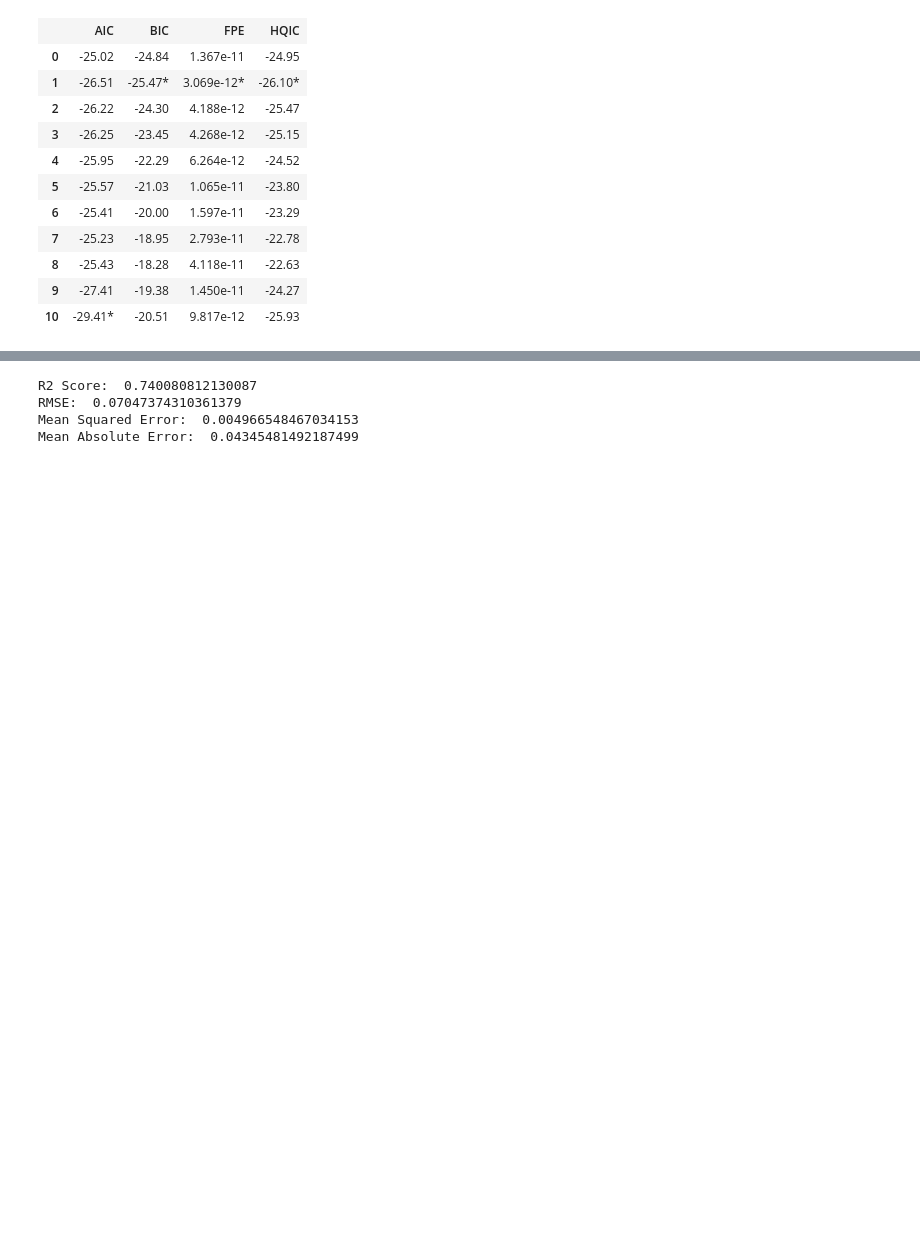
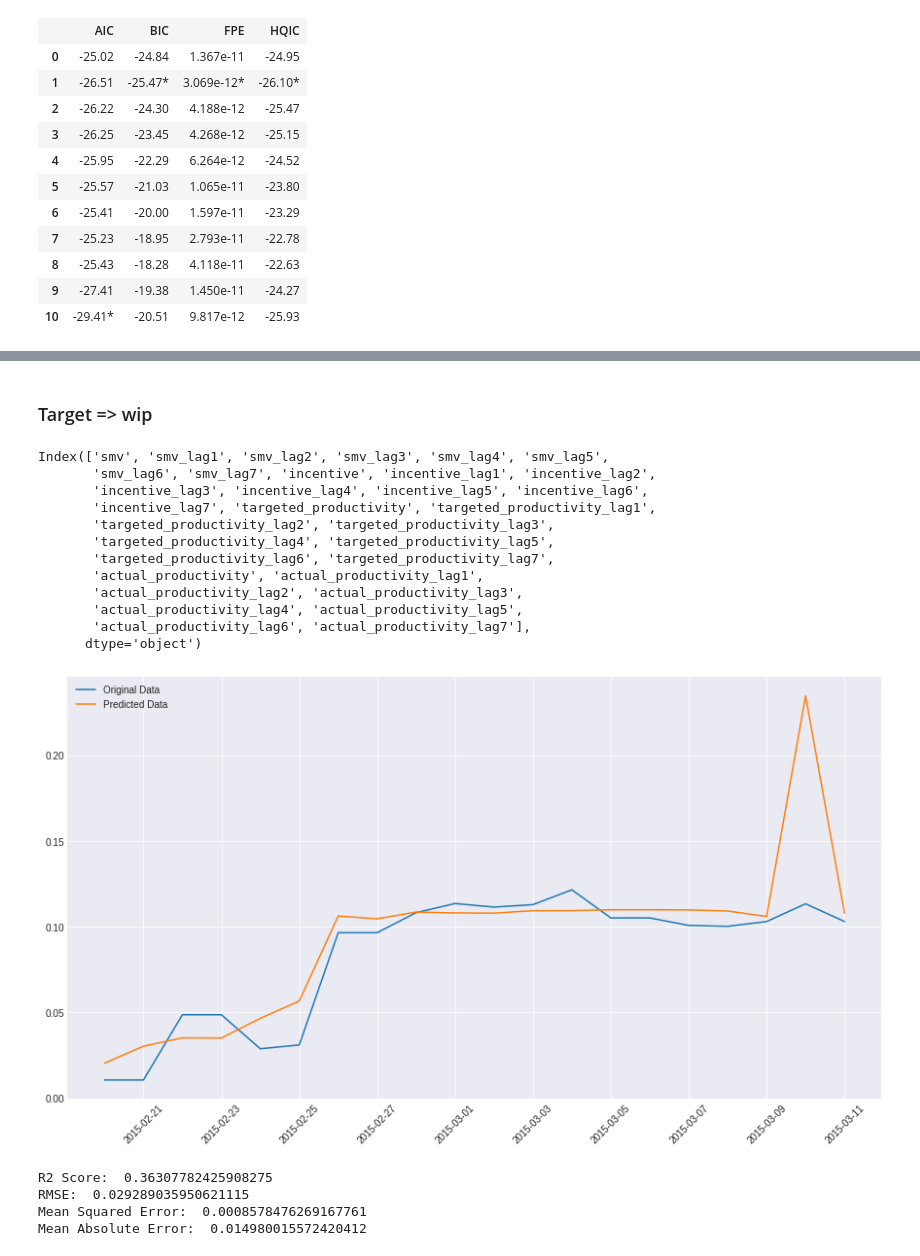
Before and after one commit to skozh/MM, a Jupyter notebook: Task4.ipynb, the cells around one changed output, grey strips where cells are left out. Drawn from its saved outputs; the diff is of its cells as text; code cells hidden in the pictures; blank space fills up the shorter version.

```diff
--- a/Task4.ipynb
+++ b/Task4.ipynb
@@ -604,10 +612,26 @@ plt.show()
-# %%
-print("R2 Score: ", r2_score(y[len(y)-20:], preds))
-print("RMSE: ", np.sqrt(mean_squared_error(y[len(y)-20:], preds)))
-print("Mean Squared Error: ", mean_squared_error(y[len(y)-20:], preds))
-print("Mean Absolute Error: ", mean_absolute_error(y[len(y)-20:], preds))
-# %% [output]
-R2 Score:  0.740080812130087
-RMSE:  0.07047374310361379
-Mean Squared Error:  0.004966548467034153
-Mean Absolute Error:  0.04345481492187499
+# %% [markdown]
+### Target => wip
+# %%
+df = add_lags(s=input_data, lag=7, tar=['wip']).dropna()
+X = df.loc[:, df.columns != 'wip']
+y = df[['wip']].values
+print(X.columns)
+fit_and_predict(X, y, 20)
+# %% [output]
+Index(['smv', 'smv_lag1', 'smv_lag2', 'smv_lag3', 'smv_lag4', 'smv_lag5',
+       'smv_lag6', 'smv_lag7', 'incentive', 'incentive_lag1', 'incentive_lag2',
+       'incentive_lag3', 'incentive_lag4', 'incentive_lag5', 'incentive_lag6',
+       'incentive_lag7', 'targeted_productivity', 'targeted_productivity_lag1',
+       'targeted_productivity_lag2', 'targeted_productivity_lag3',
+       'targeted_productivity_lag4', 'targeted_productivity_lag5',
+       'targeted_productivity_lag6', 'targeted_productivity_lag7',
+       'actual_productivity', 'actual_productivity_lag1',
+       'actual_productivity_lag2', 'actual_productivity_lag3',
+       'actual_productivity_lag4', 'actual_productivity_lag5',
+       'actual_productivity_lag6', 'actual_productivity_lag7'],
+      dtype='object')
+[figure, added]
+R2 Score:  0.36307782425908275
+RMSE:  0.029289035950621115
+Mean Squared Error:  0.0008578476269167761
+Mean Absolute Error:  0.014980015572420412
```
Also changed, not shown: parts of 12 cells of this notebook.
